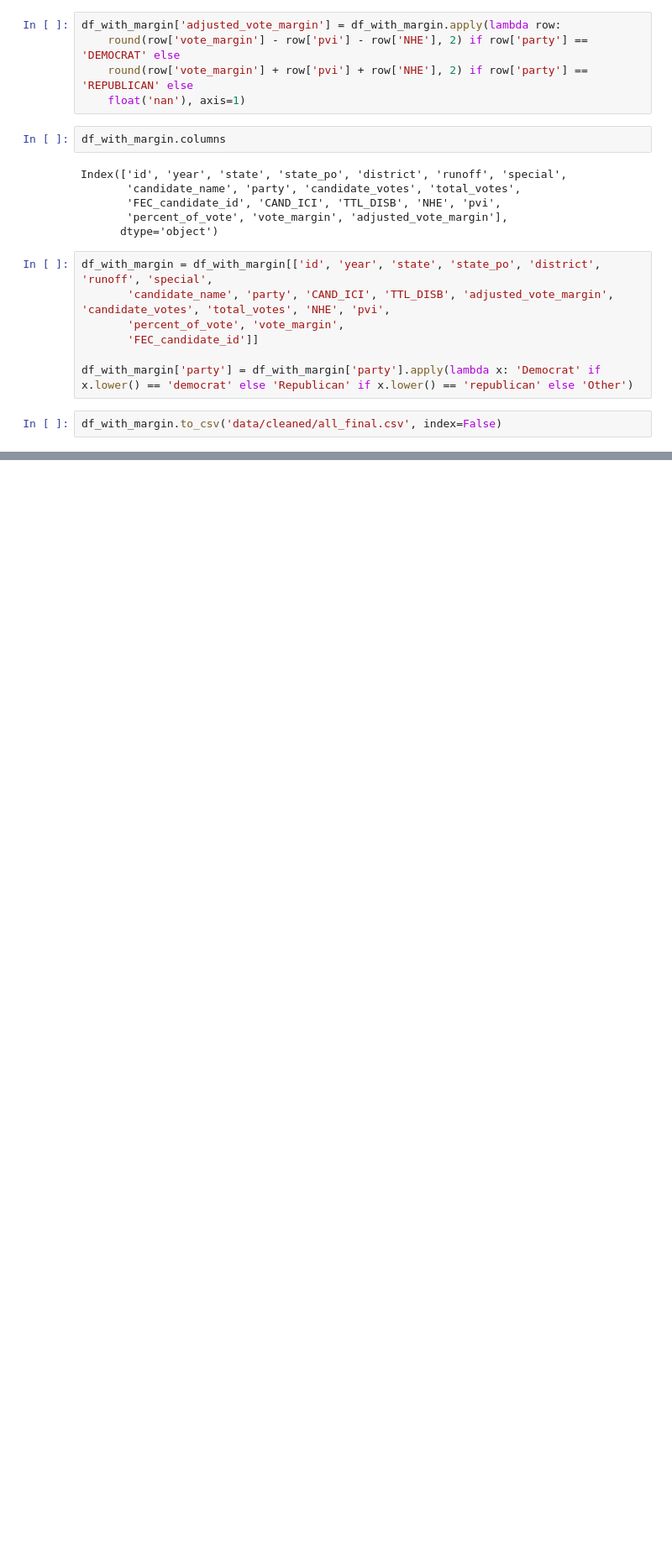
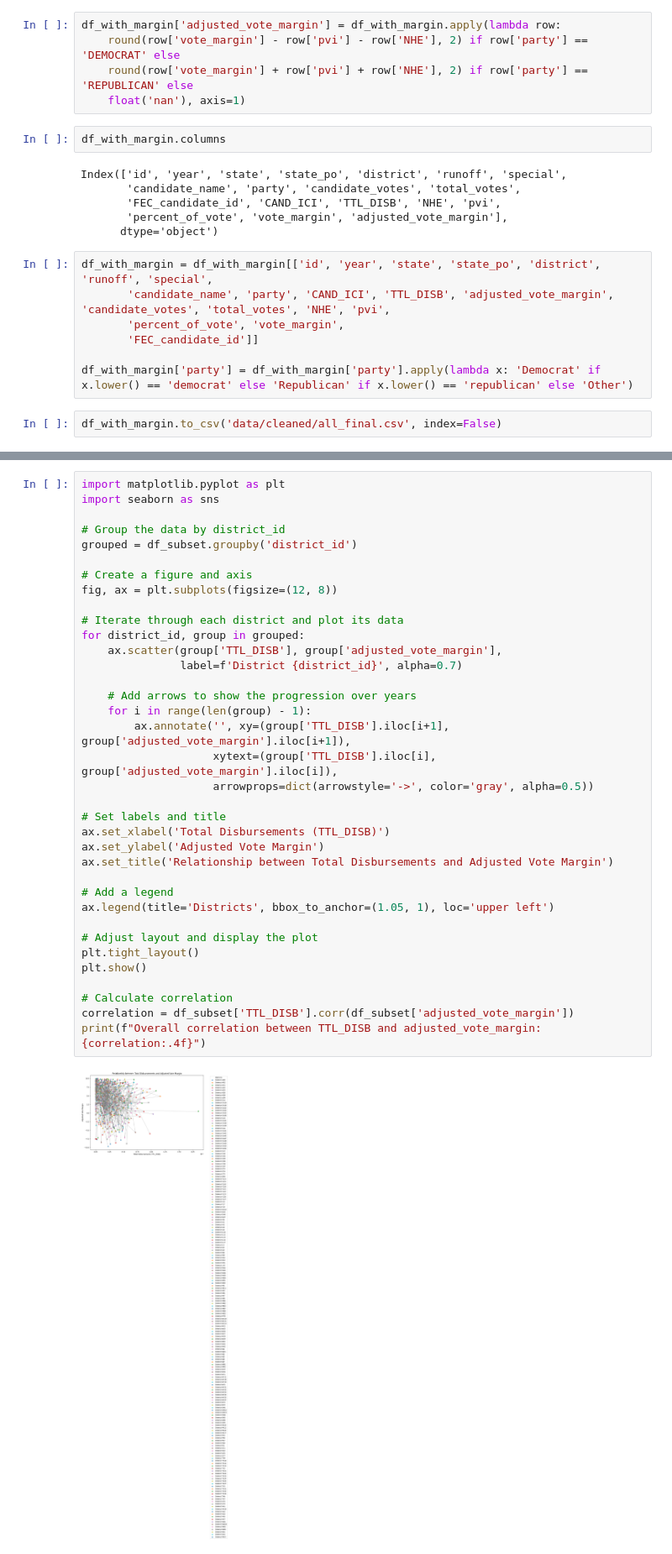
Before and after one commit to anrath/money-and-politics, a Jupyter notebook: analysisV2.ipynb, the cells around one changed output, grey strips where cells are left out. Shown at 84% size. Cells and saved outputs as stored; diff of their text form; blank space fills up the shorter version.

```diff
--- a/analysisV2.ipynb
+++ b/analysisV2.ipynb
@@ -58,0 +155,38 @@ df_with_margin.to_csv('data/cleaned/all_final.csv', index=False)
+# %%
+import matplotlib.pyplot as plt
+import seaborn as sns
+
+# Group the data by district_id
+grouped = df_subset.groupby('district_id')
+
+# Create a figure and axis
+fig, ax = plt.subplots(figsize=(12, 8))
+
+# Iterate through each district and plot its data
+for district_id, group in grouped:
+    ax.scatter(group['TTL_DISB'], group['adjusted_vote_margin'],
+               label=f'District {district_id}', alpha=0.7)
+
+    # Add arrows to show the progression over years
+    for i in range(len(group) - 1):
+        ax.annotate('', xy=(group['TTL_DISB'].iloc[i+1], group['adjusted_vote_margin'].iloc[i+1]),
+                    xytext=(group['TTL_DISB'].iloc[i], group['adjusted_vote_margin'].iloc[i]),
+                    arrowprops=dict(arrowstyle='->', color='gray', alpha=0.5))
+
+# Set labels and title
+ax.set_xlabel('Total Disbursements (TTL_DISB)')
+ax.set_ylabel('Adjusted Vote Margin')
+ax.set_title('Relationship between Total Disbursements and Adjusted Vote Margin')
+
+# Add a legend
+ax.legend(title='Districts', bbox_to_anchor=(1.05, 1), loc='upper left')
+
+# Adjust layout and display the plot
+plt.tight_layout()
+plt.show()
+
+# Calculate correlation
+correlation = df_subset['TTL_DISB'].corr(df_subset['adjusted_vote_margin'])
+print(f"Overall correlation between TTL_DISB and adjusted_vote_margin: {correlation:.4f}")
+# %% [output]
+[figure, added]
```
Also changed, not shown: parts of 14 cells of this notebook, 3 other files.
